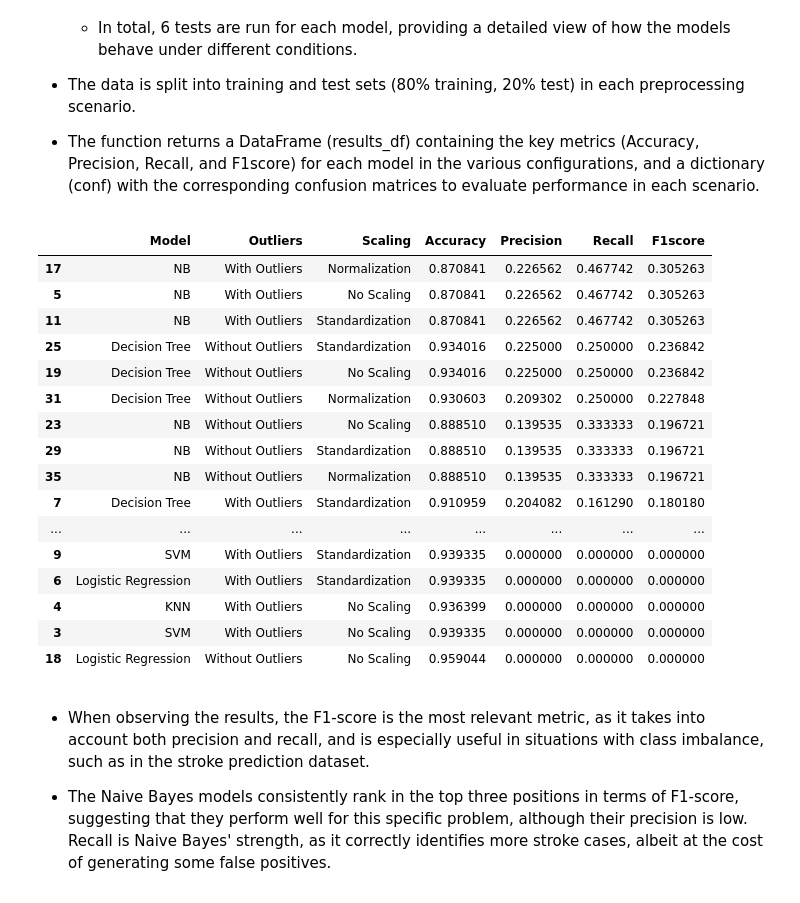
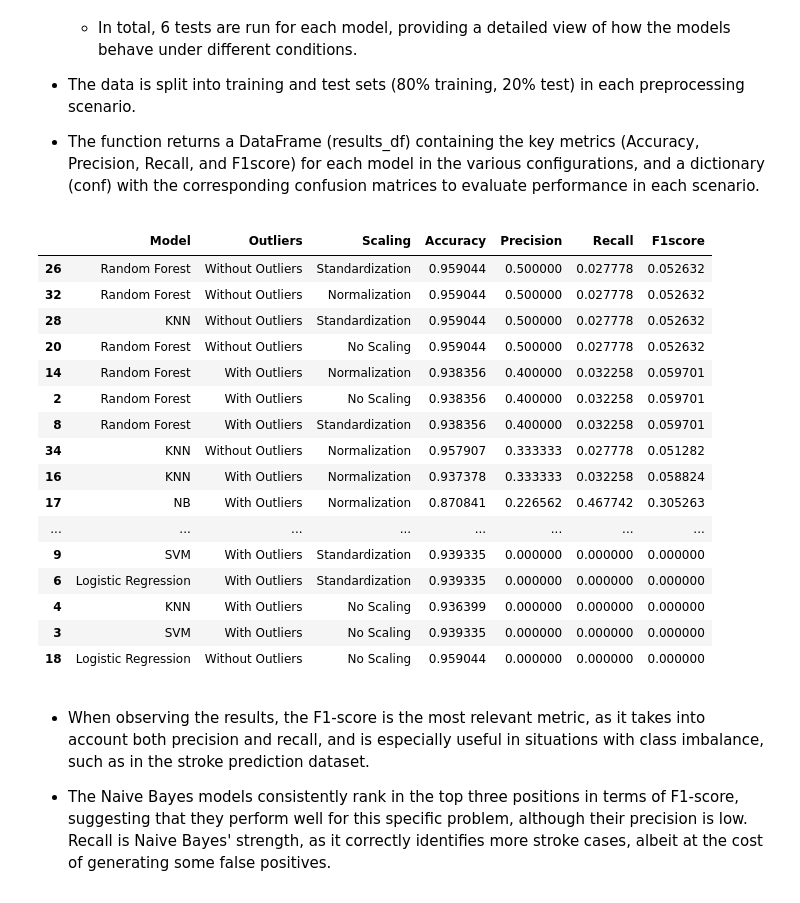
Before and after one commit to lidiamayor/MachineLearning-project, a Jupyter notebook: notebook.ipynb, the cells around one changed output. Drawn from its saved outputs; the diff is of its cells as text; code cells hidden in the pictures.

```diff
--- a/notebook.ipynb
+++ b/notebook.ipynb
@@ -202,7 +203,10 @@ models = {
   'Random Forest': RandomForestClassifier(random_state=42),
   'SVM': SVC(random_state=42),
   'KNN': KNeighborsClassifier(),
-  'NB' : GaussianNB()
+  'NB' : GaussianNB(),
+  #'Bagging': BaggingClassifier(DecisionTreeClassifier(),n_estimators=100),
+  #'AdaBoost': AdaBoostClassifier(DecisionTreeClassifier(max_depth=20)),
+  #'GradientBoost': GradientBoostingClassifier()
 }
 # %% [markdown]
 - Logistic Regression is a linear model that is easy to interpret and is often effective in binary classification problems.
@@ -237,19 +241,19 @@ results_df, conf = testing_models(X, y, models)
 
 - The function returns a DataFrame (results_df) containing the key metrics (Accuracy, Precision, Recall, and F1score) for each model in the various configurations, and a dictionary (conf) with the corresponding confusion matrices to evaluate performance in each scenario.
 # %%
-results_df.sort_values(by='F1score' , ascending=False).style.background_gradient(cmap='BuPu')
+results_df.sort_values(by='Precision' , ascending=False).style.background_gradient(cmap='BuPu')
 # %% [output]
 |  | Model | Outliers | Scaling | Accuracy | Precision | Recall | F1score |
+| 26 | Random Forest | Without Outliers | Standardization | 0.959044 | 0.500000 | 0.027778 | 0.052632 |
+| 32 | Random Forest | Without Outliers | Normalization | 0.959044 | 0.500000 | 0.027778 | 0.052632 |
+| 28 | KNN | Without Outliers | Standardization | 0.959044 | 0.500000 | 0.027778 | 0.052632 |
+| 20 | Random Forest | Without Outliers | No Scaling | 0.959044 | 0.500000 | 0.027778 | 0.052632 |
+| 14 | Random Forest | With Outliers | Normalization | 0.938356 | 0.400000 | 0.032258 | 0.059701 |
+| 2 | Random Forest | With Outliers | No Scaling | 0.938356 | 0.400000 | 0.032258 | 0.059701 |
+| 8 | Random Forest | With Outliers | Standardization | 0.938356 | 0.400000 | 0.032258 | 0.059701 |
+| 34 | KNN | Without Outliers | Normalization | 0.957907 | 0.333333 | 0.027778 | 0.051282 |
+| 16 | KNN | With Outliers | Normalization | 0.937378 | 0.333333 | 0.032258 | 0.058824 |
 | 17 | NB | With Outliers | Normalization | 0.870841 | 0.226562 | 0.467742 | 0.305263 |
-| 5 | NB | With Outliers | No Scaling | 0.870841 | 0.226562 | 0.467742 | 0.305263 |
-| 11 | NB | With Outliers | Standardization | 0.870841 | 0.226562 | 0.467742 | 0.305263 |
-| 25 | Decision Tree | Without Outliers | Standardization | 0.934016 | 0.225000 | 0.250000 | 0.236842 |
-| 19 | Decision Tree | Without Outliers | No Scaling | 0.934016 | 0.225000 | 0.250000 | 0.236842 |
-| 31 | Decision Tree | Without Outliers | Normalization | 0.930603 | 0.209302 | 0.250000 | 0.227848 |
-| 23 | NB | Without Outliers | No Scaling | 0.888510 | 0.139535 | 0.333333 | 0.196721 |
-| 29 | NB | Without Outliers | Standardization | 0.888510 | 0.139535 | 0.333333 | 0.196721 |
-| 35 | NB | Without Outliers | Normalization | 0.888510 | 0.139535 | 0.333333 | 0.196721 |
-| 7 | Decision Tree | With Outliers | Standardization | 0.910959 | 0.204082 | 0.161290 | 0.180180 |
 | ... | ... | ... | ... | ... | ... | ... | ... |
 | 9 | SVM | With Outliers | Standardization | 0.939335 | 0.000000 | 0.000000 | 0.000000 |
 | 6 | Logistic Regression | With Outliers | Standardization | 0.939335 | 0.000000 | 0.000000 | 0.000000 |
```
Also changed, not shown: parts of 16 cells of this notebook.
